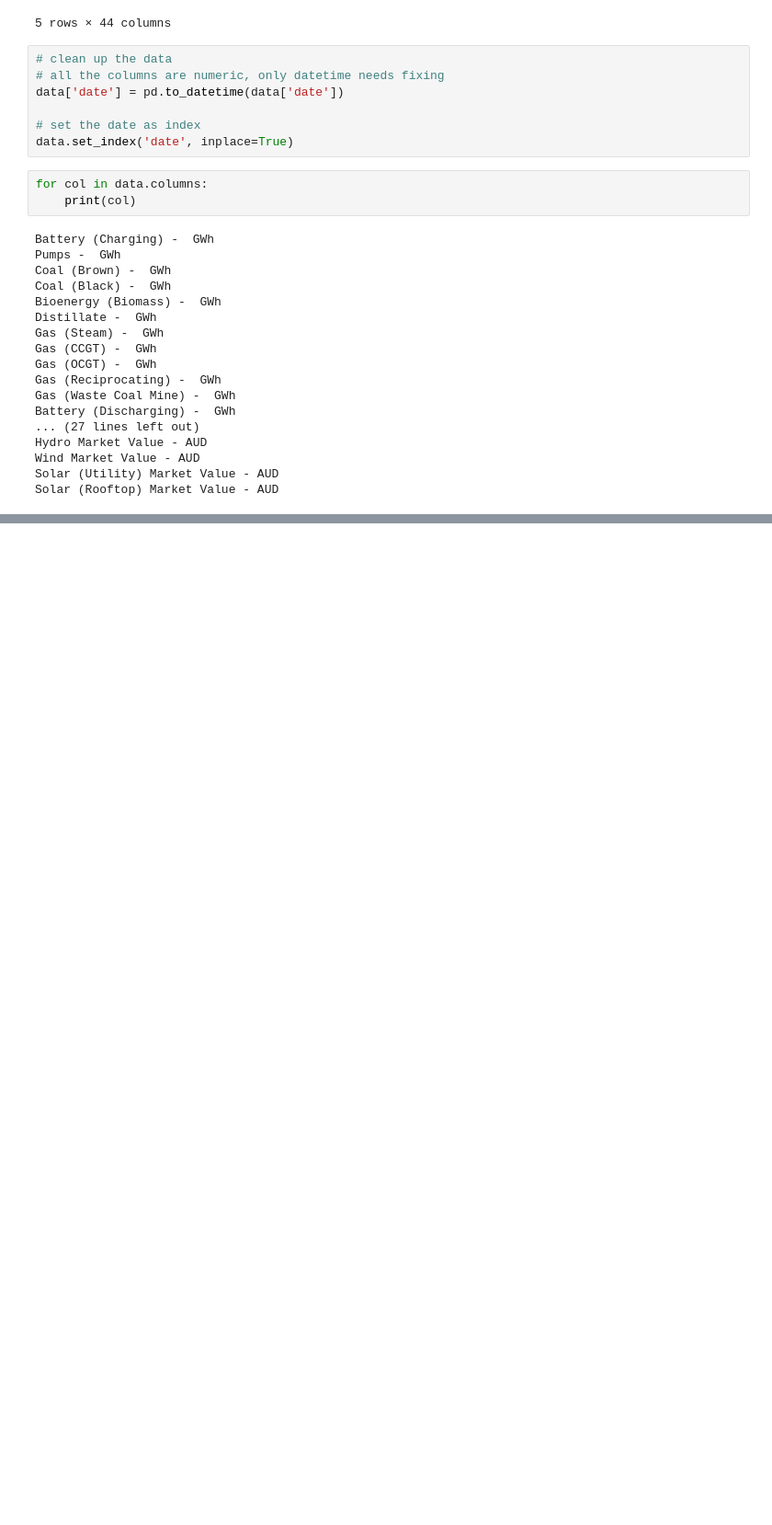
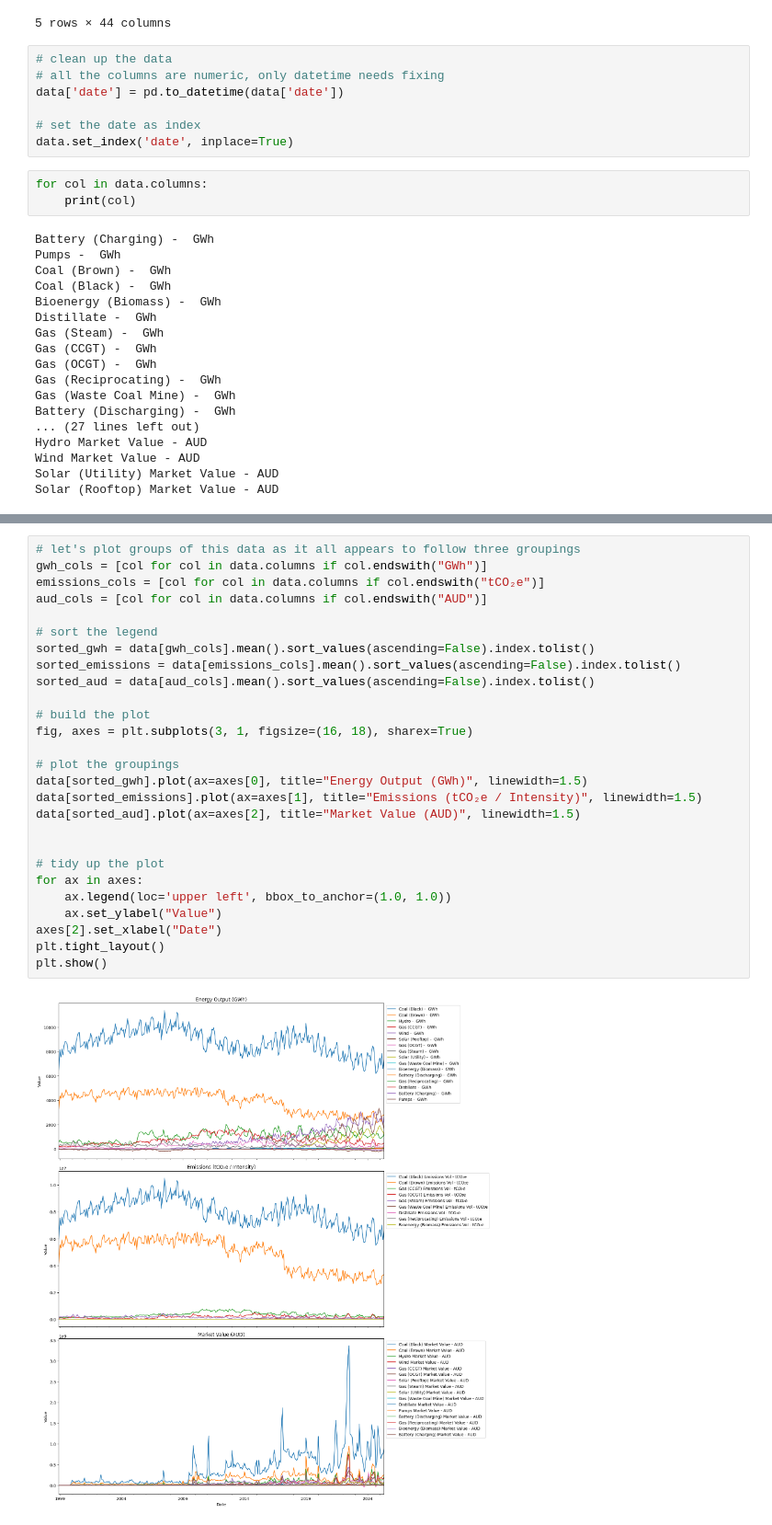
Before and after one commit to accidentalscientist/daily_data_analytics_june2025, a Jupyter notebook: week01_day07/nem_data_part2.ipynb, the cells around one changed output, grey strips where cells are left out. Shown at 92% size. Cells and saved outputs as stored; diff of their text form; blank space fills up the shorter version.

Commit message:
new analysis, finished energy week.

```diff
--- a/week01_day07/nem_data_part2.ipynb
+++ b/week01_day07/nem_data_part2.ipynb
@@ -47,0 +52,29 @@ Solar (Rooftop) Market Value - AUD
+# %%
+# let's plot groups of this data as it all appears to follow three groupings
+gwh_cols = [col for col in data.columns if col.endswith("GWh")]
+emissions_cols = [col for col in data.columns if col.endswith("tCO₂e")]
+aud_cols = [col for col in data.columns if col.endswith("AUD")]
+
+# sort the legend
+sorted_gwh = data[gwh_cols].mean().sort_values(ascending=False).index.tolist()
+sorted_emissions = data[emissions_cols].mean().sort_values(ascending=False).index.tolist()
+sorted_aud = data[aud_cols].mean().sort_values(ascending=False).index.tolist()
+
+# build the plot
+fig, axes = plt.subplots(3, 1, figsize=(16, 18), sharex=True)
+
+# plot the groupings
+data[sorted_gwh].plot(ax=axes[0], title="Energy Output (GWh)", linewidth=1.5)
+data[sorted_emissions].plot(ax=axes[1], title="Emissions (tCO₂e / Intensity)", linewidth=1.5)
+data[sorted_aud].plot(ax=axes[2], title="Market Value (AUD)", linewidth=1.5)
+
+
+# tidy up the plot
+for ax in axes:
+    ax.legend(loc='upper left', bbox_to_anchor=(1.0, 1.0))
+    ax.set_ylabel("Value")
+axes[2].set_xlabel("Date")
+plt.tight_layout()
+plt.show()
+# %% [output]
+[figure, added]
```
Also changed, not shown: parts of 5 cells of this notebook, 1 other file.
